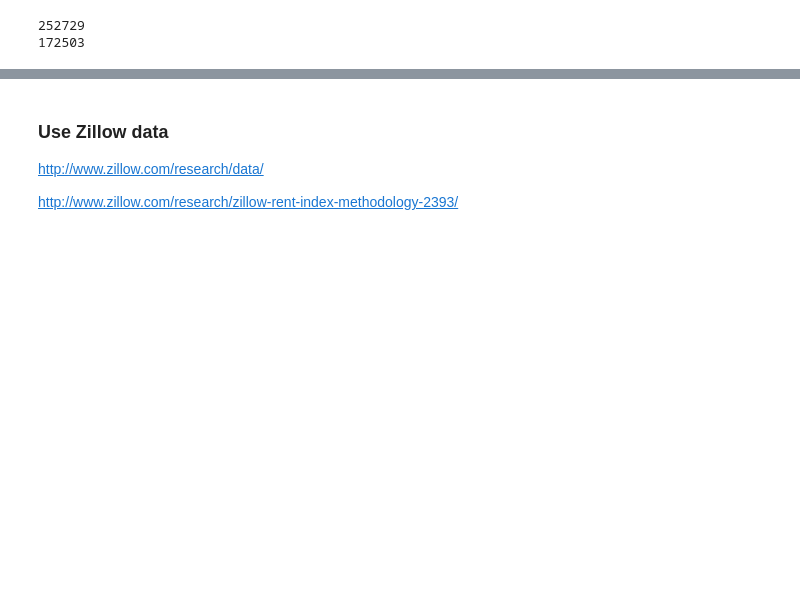
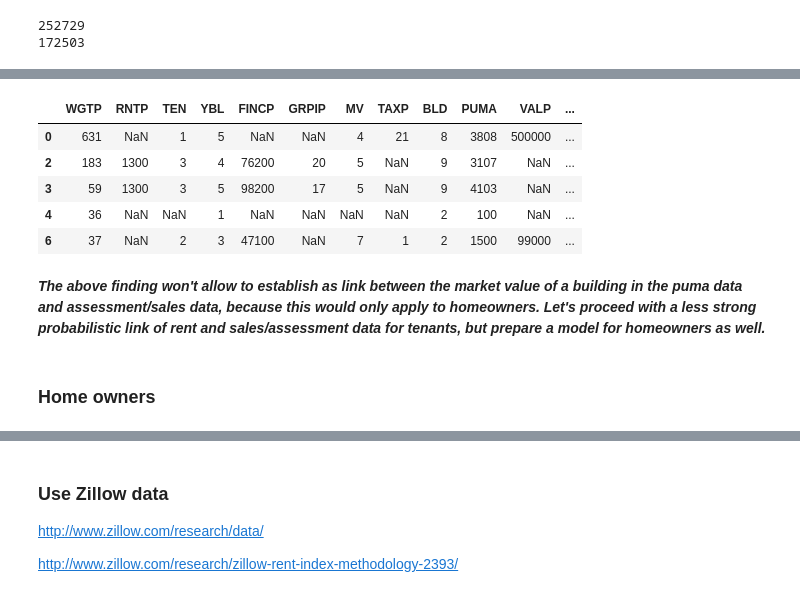
Before and after one commit to Diegosmiles/CUSP, a Jupyter notebook: ETR-All.ipynb, the cells around one changed output, grey strips where cells are left out. Drawn from its saved outputs; the diff is of its cells as text; code cells hidden in the pictures; blank space fills up the shorter version.

```diff
--- a/ETR-All.ipynb
+++ b/ETR-All.ipynb
@@ -936,13 +934,17 @@ puma.RNTP = puma.RNTP.astype(float)
-# %%
-puma.FINCP_n = puma.FINCP.copy() # To compare it to
-puma.FINCP = puma.FINCP.apply(lambda x: str(x).lstrip('-').lstrip('0').strip())
-puma.FINCP = np.where(puma.FINCP=='',np.nan,puma.FINCP)
-puma.FINCP = puma.FINCP.astype(float)
-# %%
-puma.GRPIP_n = puma.GRPIP.copy() # To compare it to
-puma.GRPIP = puma.GRPIP.apply(lambda x: str(x).lstrip('0').strip())
-puma.GRPIP = np.where(puma.GRPIP=='',np.nan,puma.GRPIP)
-puma.GRPIP = puma.GRPIP.astype(float)
+# %%
+# Get the values into the appropriate format
+puma.RNTP = puma.RNTP.apply(lambda x: x.lstrip('0').strip())
+puma.RNTP = np.where(puma.RNTP=='',np.nan,puma.RNTP)
+puma.RNTP = puma.RNTP.astype(float)
+puma.GRPIP = puma.GRPIP.apply(lambda x: str(x).lstrip('0').strip())
+puma.GRPIP = np.where(puma.GRPIP=='',np.nan,puma.GRPIP)
+puma.GRPIP = puma.GRPIP.astype(float)
+puma.VALP = puma.VALP.apply(lambda x: str(x).lstrip('0').strip())
+puma.VALP = np.where(puma.VALP=='',np.nan,puma.VALP)
+puma.VALP = puma.VALP.astype(float)
+puma.FINCP = puma.FINCP.apply(lambda x: str(x).lstrip('-').lstrip('0').strip())
+puma.FINCP = np.where(puma.FINCP=='',np.nan,puma.FINCP)
+puma.FINCP = puma.FINCP.astype(float)
 # %% [markdown]
 YBL:
 When structure first built
@@ -1079,3 +1067,8 @@ print (len(matched)) # Check how many observations are omitted
 # %% [output]
 252729
 172503
+# %%
+# Cut building values into the same bins as for sales data
+puma['VALP_BINS'] = pd.cut(puma.VALP,bins,labels=labels)
+# Group rent by the dimensions
+puma_breakdown = pd.DataFrame({'MEDIAN':puma.groupby(['VALP_BINS','PUMA','BLD','YBL'],axis=0)['RNTP'].mean()}).reset_index()
@@ -1081,0 +1085,16 @@ print (len(matched)) # Check how many observations are omitted
+# %%
+# Seems like if rent is recorded, the value of the building is not, and vice versa.
+# This means that when rent is available, surveyed people are tenants and not homeowners
+# Same goes for TAXP
+puma.head(5)
+# %% [output]
+|  | WGTP | RNTP | TEN | YBL | FINCP | GRPIP | MV | TAXP | BLD | PUMA | VALP | ... |
+| 0 | 631 | NaN | 1 | 5 | NaN | NaN | 4 | 21 | 8 | 3808 | 500000 | ... |
+| 2 | 183 | 1300 | 3 | 4 | 76200 | 20 | 5 | NaN | 9 | 3107 | NaN | ... |
+| 3 | 59 | 1300 | 3 | 5 | 98200 | 17 | 5 | NaN | 9 | 4103 | NaN | ... |
+| 4 | 36 | NaN | NaN | 1 | NaN | NaN | NaN | NaN | 2 | 100 | NaN | ... |
+| 6 | 37 | NaN | 2 | 3 | 47100 | NaN | 7 | 1 | 2 | 1500 | 99000 | ... |
+# %% [markdown]
+***The above finding won't allow to establish as link between the market value of a building in the puma data and assessment/sales data, because this would only apply to homeowners. Let's proceed with a less strong probabilistic link of rent and sales/assessment data for tenants, but prepare a model for homeowners as well.***
+# %% [markdown]
+### Home owners
```
Also changed, not shown: parts of 42 cells of this notebook.
